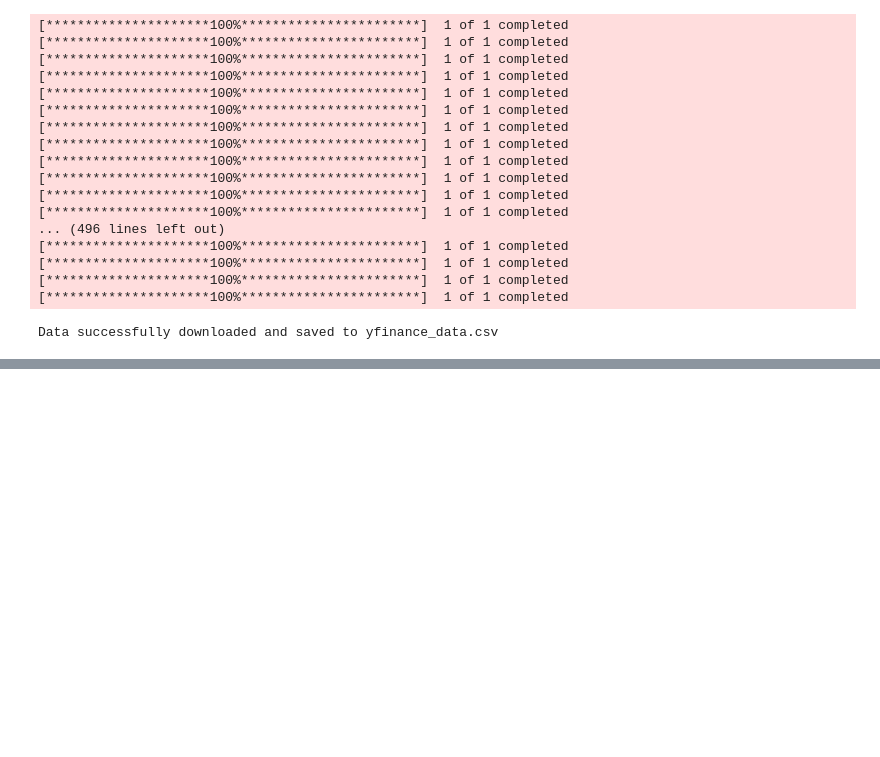
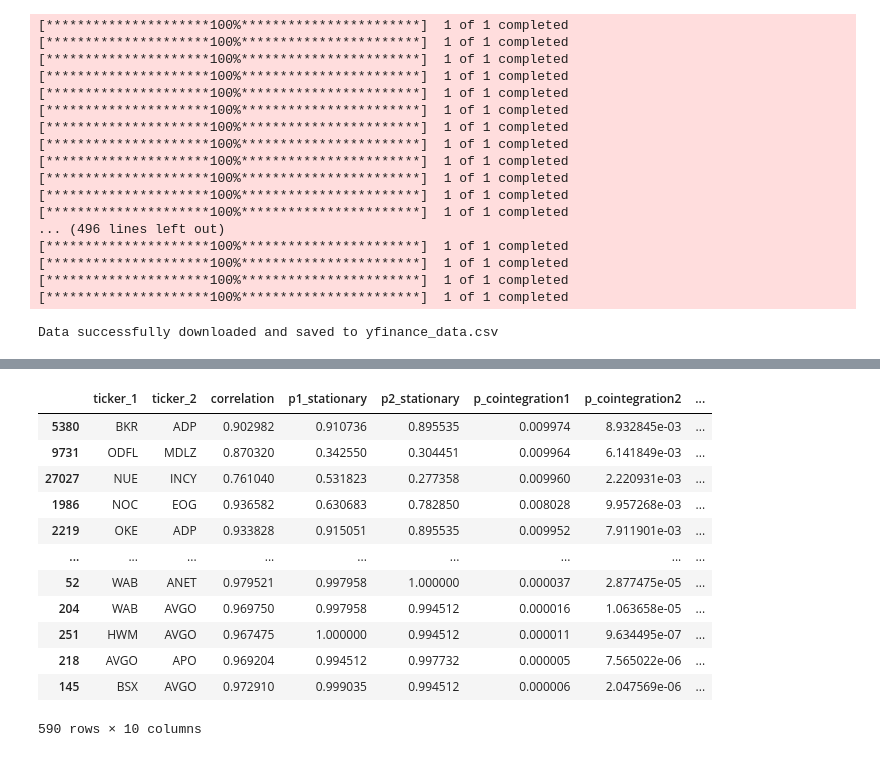
Before and after one commit to elaxius/AI-trader, a Jupyter notebook: dataPrep.ipynb, the cells around one changed output, grey strips where cells are left out. Drawn from its saved outputs; the diff is of its cells as text; code cells hidden in the pictures; blank space fills up the shorter version.

Commit message:
included cointegration tests

```diff
--- a/dataPrep.ipynb
+++ b/dataPrep.ipynb
@@ -190 +217,22 @@ so[so['correlation']<1]
+# %%
+corr_df[(corr_df['p_coint_max']>0) &
+        (corr_df['p_coint_max']<0.01) &
+        (corr_df['p1_stationary']>=0.05) &
+        (corr_df['p2_stationary']>=0.05) &
+        (~corr_df['correlation'].isna())
+        ].sort_values(by='p_coint_max', ascending=False)
+# %% [output]
+|  | ticker_1 | ticker_2 | correlation | p1_stationary | p2_stationary | p_cointegration1 | p_cointegration2 | ... |
+| 5380 | BKR | ADP | 0.902982 | 0.910736 | 0.895535 | 0.009974 | 8.932845e-03 | ... |
+| 9731 | ODFL | MDLZ | 0.870320 | 0.342550 | 0.304451 | 0.009964 | 6.141849e-03 | ... |
+| 27027 | NUE | INCY | 0.761040 | 0.531823 | 0.277358 | 0.009960 | 2.220931e-03 | ... |
+| 1986 | NOC | EOG | 0.936582 | 0.630683 | 0.782850 | 0.008028 | 9.957268e-03 | ... |
+| 2219 | OKE | ADP | 0.933828 | 0.915051 | 0.895535 | 0.009952 | 7.911901e-03 | ... |
+| ... | ... | ... | ... | ... | ... | ... | ... | ... |
+| 52 | WAB | ANET | 0.979521 | 0.997958 | 1.000000 | 0.000037 | 2.877475e-05 | ... |
+| 204 | WAB | AVGO | 0.969750 | 0.997958 | 0.994512 | 0.000016 | 1.063658e-05 | ... |
+| 251 | HWM | AVGO | 0.967475 | 1.000000 | 0.994512 | 0.000011 | 9.634495e-07 | ... |
+| 218 | AVGO | APO | 0.969204 | 0.994512 | 0.997732 | 0.000005 | 7.565022e-06 | ... |
+| 145 | BSX | AVGO | 0.972910 | 0.999035 | 0.994512 | 0.000006 | 2.047569e-06 | ... |
+590 rows × 10 columns
 # %%
```
Also changed, not shown: parts of 21 cells of this notebook.
